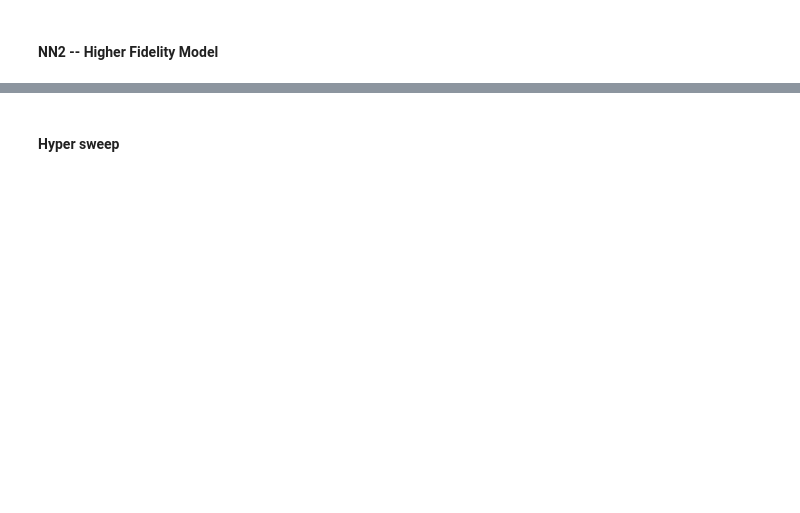
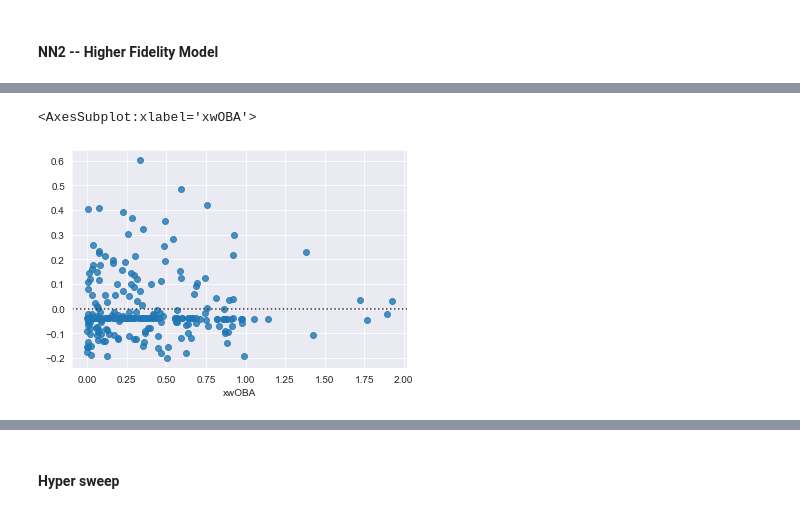
Before and after one commit to trpubz/DBacksAnalysis, a Jupyter notebook: 3Data Prep_Modeling/Data_NN.ipynb, the cells around one changed output, grey strips where cells are left out. Drawn from its saved outputs; the diff is of its cells as text; code cells hidden in the pictures; blank space fills up the shorter version.

```diff
--- a/3Data Prep_Modeling/Data_NN.ipynb
+++ b/3Data Prep_Modeling/Data_NN.ipynb
@@ -291,3 +337,8 @@ print(f"r2 score: {X2_r2}")
+# %%
+sns.residplot(x=y_test, y=X2_predictions)
+# %% [output]
+<AxesSubplot:xlabel='xwOBA'>
+[figure, added]
 # %%
 from tensorflow.keras import regularizers
 
```
Also changed, not shown: parts of 15 cells of this notebook, 1 other file.
